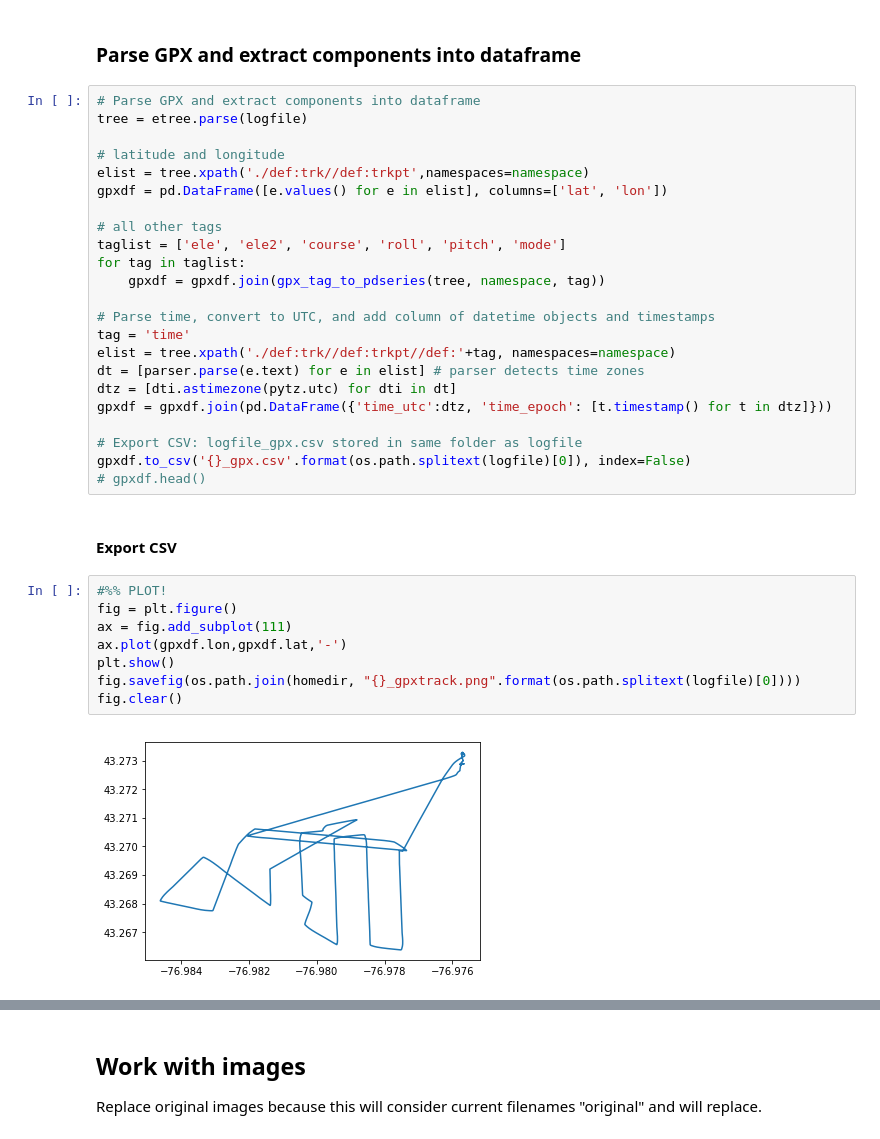
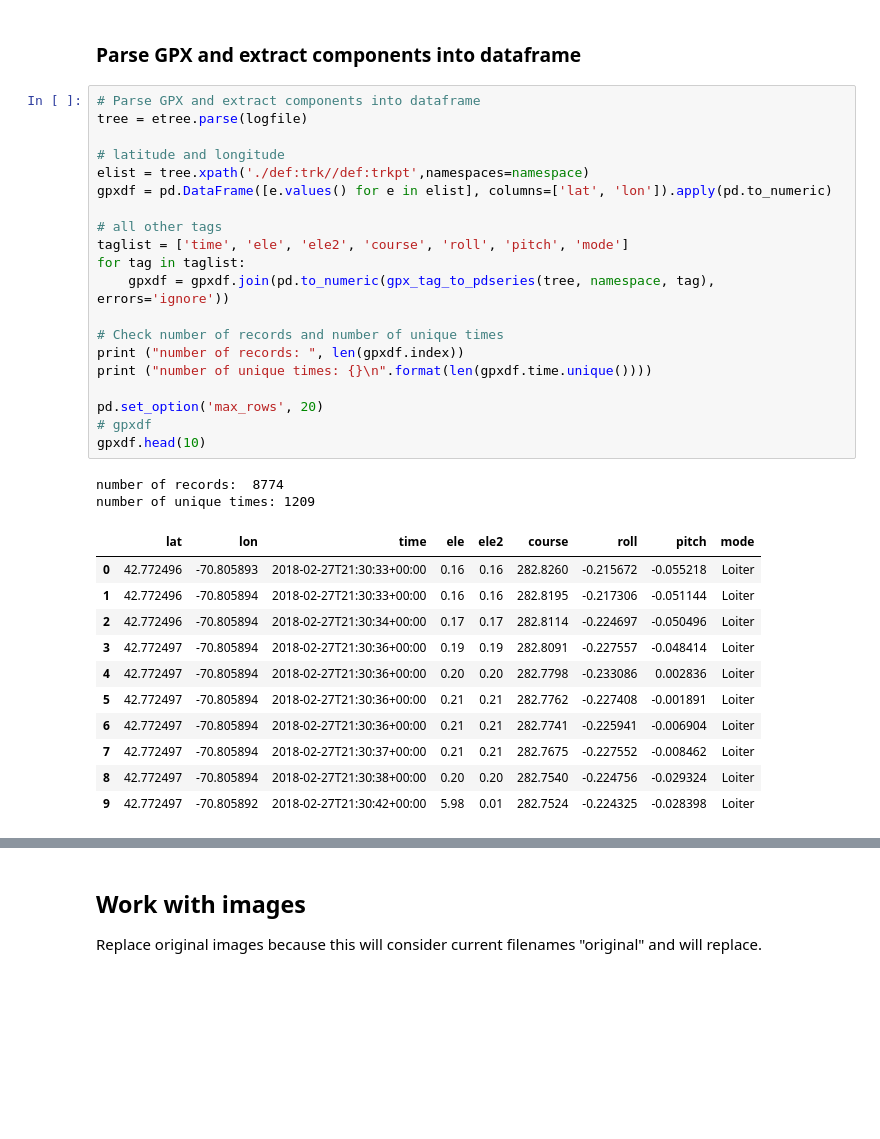
Before and after one commit to esturdivant-usgs/uas-data-publishing, a Jupyter notebook: gpx_to_exif_by_time.ipynb, the cells around one changed output, grey strips where cells are left out. Cells and saved outputs as stored; diff of their text form; blank space fills up the shorter version.

```diff
--- a/gpx_to_exif_by_time.ipynb
+++ b/gpx_to_exif_by_time.ipynb
@@ -72,35 +88,34 @@ def write_WHSC_exiftags(imgdir, credit, comment, keywords):
 # %%
 # Parse GPX and extract components into dataframe
 tree = etree.parse(logfile)
 
 # latitude and longitude
 elist = tree.xpath('./def:trk//def:trkpt',namespaces=namespace)
-gpxdf = pd.DataFrame([e.values() for e in elist], columns=['lat', 'lon'])
+gpxdf = pd.DataFrame([e.values() for e in elist], columns=['lat', 'lon']).apply(pd.to_numeric)
 
 # all other tags
-taglist = ['ele', 'ele2', 'course', 'roll', 'pitch', 'mode']
+taglist = ['time', 'ele', 'ele2', 'course', 'roll', 'pitch', 'mode']
 for tag in taglist:
-    gpxdf = gpxdf.join(gpx_tag_to_pdseries(tree, namespace, tag))
+    gpxdf = gpxdf.join(pd.to_numeric(gpx_tag_to_pdseries(tree, namespace, tag), errors='ignore'))
 
-# Parse time, convert to UTC, and add column of datetime objects and timestamps
-tag = 'time'
-elist = tree.xpath('./def:trk//def:trkpt//def:'+tag, namespaces=namespace)
-dt = [parser.parse(e.text) for e in elist] # parser detects time zones
-dtz = [dti.astimezone(pytz.utc) for dti in dt]
-gpxdf = gpxdf.join(pd.DataFrame({'time_utc':dtz, 'time_epoch': [t.timestamp() for t in dtz]}))
+# Check number of records and number of unique times
+print ("number of records: ", len(gpxdf.index))
+print ("number of unique times: {}\n".format(len(gpxdf.time.unique())))
 
-# Export CSV: logfile_gpx.csv stored in same folder as logfile
-gpxdf.to_csv('{}_gpx.csv'.format(os.path.splitext(logfile)[0]), index=False)
-# gpxdf.head()
+pd.set_option('max_rows', 20)
+# gpxdf
+gpxdf.head(10)
+# %% [output]
+number of records:  8774
+number of unique times: 1209
+|  | lat | lon | time | ele | ele2 | course | roll | pitch | mode |
+| 0 | 42.772496 | -70.805893 | 2018-02-27T21:30:33+00:00 | 0.16 | 0.16 | 282.8260 | -0.215672 | -0.055218 | Loiter |
+| 1 | 42.772496 | -70.805894 | 2018-02-27T21:30:33+00:00 | 0.16 | 0.16 | 282.8195 | -0.217306 | -0.051144 | Loiter |
+| 2 | 42.772496 | -70.805894 | 2018-02-27T21:30:34+00:00 | 0.17 | 0.17 | 282.8114 | -0.224697 | -0.050496 | Loiter |
+| 3 | 42.772497 | -70.805894 | 2018-02-27T21:30:36+00:00 | 0.19 | 0.19 | 282.8091 | -0.227557 | -0.048414 | Loiter |
+| 4 | 42.772497 | -70.805894 | 2018-02-27T21:30:36+00:00 | 0.20 | 0.20 | 282.7798 | -0.233086 | 0.002836 | Loiter |
+| 5 | 42.772497 | -70.805894 | 2018-02-27T21:30:36+00:00 | 0.21 | 0.21 | 282.7762 | -0.227408 | -0.001891 | Loiter |
+| 6 | 42.772497 | -70.805894 | 2018-02-27T21:30:36+00:00 | 0.21 | 0.21 | 282.7741 | -0.225941 | -0.006904 | Loiter |
+| 7 | 42.772497 | -70.805894 | 2018-02-27T21:30:37+00:00 | 0.21 | 0.21 | 282.7675 | -0.227552 | -0.008462 | Loiter |
+| 8 | 42.772497 | -70.805894 | 2018-02-27T21:30:38+00:00 | 0.20 | 0.20 | 282.7540 | -0.224756 | -0.029324 | Loiter |
+| 9 | 42.772497 | -70.805892 | 2018-02-27T21:30:42+00:00 | 5.98 | 0.01 | 282.7524 | -0.224325 | -0.028398 | Loiter |
-# %% [markdown]
-#### Export CSV
-# %%
-#%% PLOT!
-fig = plt.figure()
-ax = fig.add_subplot(111)
-ax.plot(gpxdf.lon,gpxdf.lat,'-')
-plt.show()
-fig.savefig(os.path.join(homedir, "{}_gpxtrack.png".format(os.path.splitext(logfile)[0])))
-fig.clear()
-# %% [output]
-[figure, removed]
```
Also changed, not shown: parts of 8 cells of this notebook, 5 other files.
